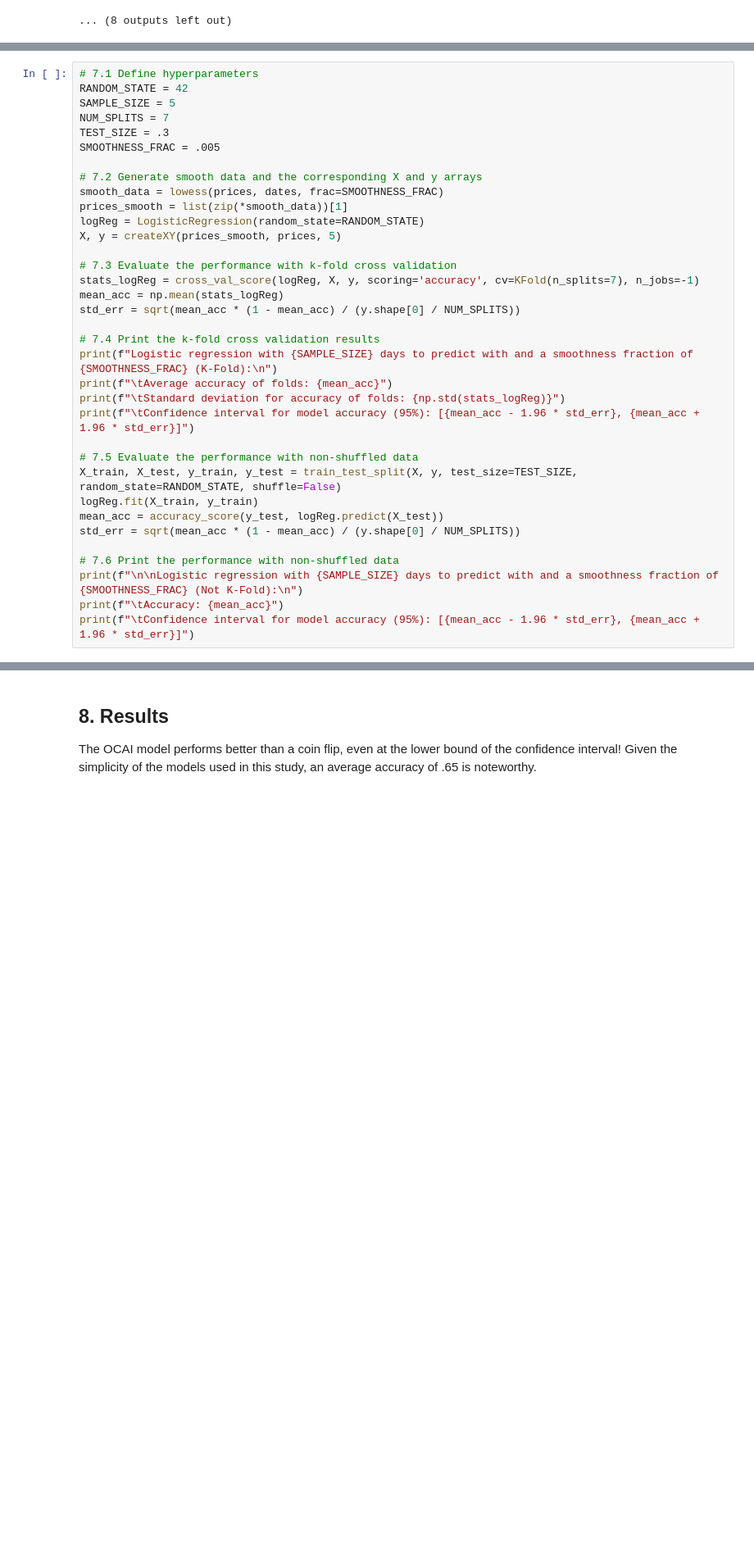
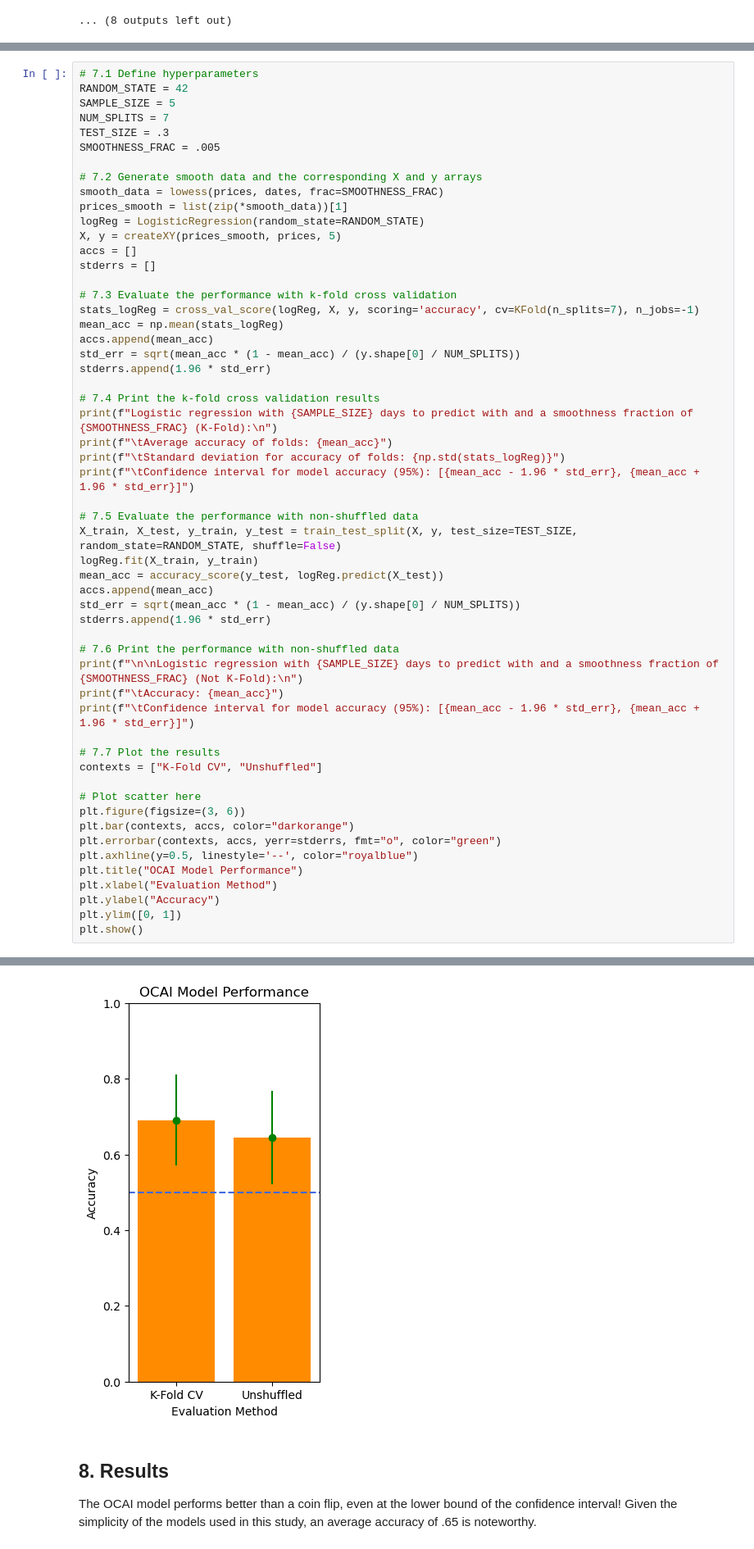
Before and after one commit to EvanA4/OCAI, a Jupyter notebook: StockClassificationNotebook.ipynb, the cells around one changed output, grey strips where cells are left out. Shown at 82% size. Drawn from its saved outputs; the diff is of its cells as text; blank space fills up the shorter version.

Commit message:
plotted final results

```diff
--- a/StockClassificationNotebook.ipynb
+++ b/StockClassificationNotebook.ipynb
@@ -438,40 +439,61 @@ smooth_data = lowess(prices, dates, frac=SMOOTHNESS_FRAC)
 prices_smooth = list(zip(*smooth_data))[1]
 logReg = LogisticRegression(random_state=RANDOM_STATE)
 X, y = createXY(prices_smooth, prices, 5)
+accs = []
+stderrs = []
 
 # 7.3 Evaluate the performance with k-fold cross validation
 stats_logReg = cross_val_score(logReg, X, y, scoring='accuracy', cv=KFold(n_splits=7), n_jobs=-1)
 mean_acc = np.mean(stats_logReg)
+accs.append(mean_acc)
 std_err = sqrt(mean_acc * (1 - mean_acc) / (y.shape[0] / NUM_SPLITS))
+stderrs.append(1.96 * std_err)
 
 # 7.4 Print the k-fold cross validation results
 print(f"Logistic regression with {SAMPLE_SIZE} days to predict with and a smoothness fraction of {SMOOTHNESS_FRAC} (K-Fold):\n")
 print(f"\tAverage accuracy of folds: {mean_acc}")
 print(f"\tStandard deviation for accuracy of folds: {np.std(stats_logReg)}")
 print(f"\tConfidence interval for model accuracy (95%): [{mean_acc - 1.96 * std_err}, {mean_acc + 1.96 * std_err}]")
 
 # 7.5 Evaluate the performance with non-shuffled data
 X_train, X_test, y_train, y_test = train_test_split(X, y, test_size=TEST_SIZE, random_state=RANDOM_STATE, shuffle=False)
 logReg.fit(X_train, y_train)
 mean_acc = accuracy_score(y_test, logReg.predict(X_test))
+accs.append(mean_acc)
 std_err = sqrt(mean_acc * (1 - mean_acc) / (y.shape[0] / NUM_SPLITS))
+stderrs.append(1.96 * std_err)
 
 # 7.6 Print the performance with non-shuffled data
 print(f"\n\nLogistic regression with {SAMPLE_SIZE} days to predict with and a smoothness fraction of {SMOOTHNESS_FRAC} (Not K-Fold):\n")
 print(f"\tAccuracy: {mean_acc}")
 print(f"\tConfidence interval for model accuracy (95%): [{mean_acc - 1.96 * std_err}, {mean_acc + 1.96 * std_err}]")
+
+# 7.7 Plot the results
+contexts = ["K-Fold CV", "Unshuffled"]
+
+# Plot scatter here
+plt.figure(figsize=(3, 6))
+plt.bar(contexts, accs, color="darkorange")
+plt.errorbar(contexts, accs, yerr=stderrs, fmt="o", color="green")
+plt.axhline(y=0.5, linestyle='--', color="royalblue")
+plt.title("OCAI Model Performance")
+plt.xlabel("Evaluation Method")
+plt.ylabel("Accuracy")
+plt.ylim([0, 1])
+plt.show()
 # %% [output]
 Logistic regression with 5 days to predict with and a smoothness fraction of 0.005 (K-Fold):
 
         Average accuracy of folds: 0.6906922478610319
         Standard deviation for accuracy of folds: 0.052497516487031236
         Confidence interval for model accuracy (95%): [0.5709987391110739, 0.8103857566109899]
 
 
 Logistic regression with 5 days to predict with and a smoothness fraction of 0.005 (Not K-Fold):
 
         Accuracy: 0.6446280991735537
         Confidence interval for model accuracy (95%): [0.5206830843159541, 0.7685731140311532]
+[figure, added]
 # %% [markdown]
 ## 8. Results
 
```
Also changed, not shown: parts of 1 cell of this notebook.
